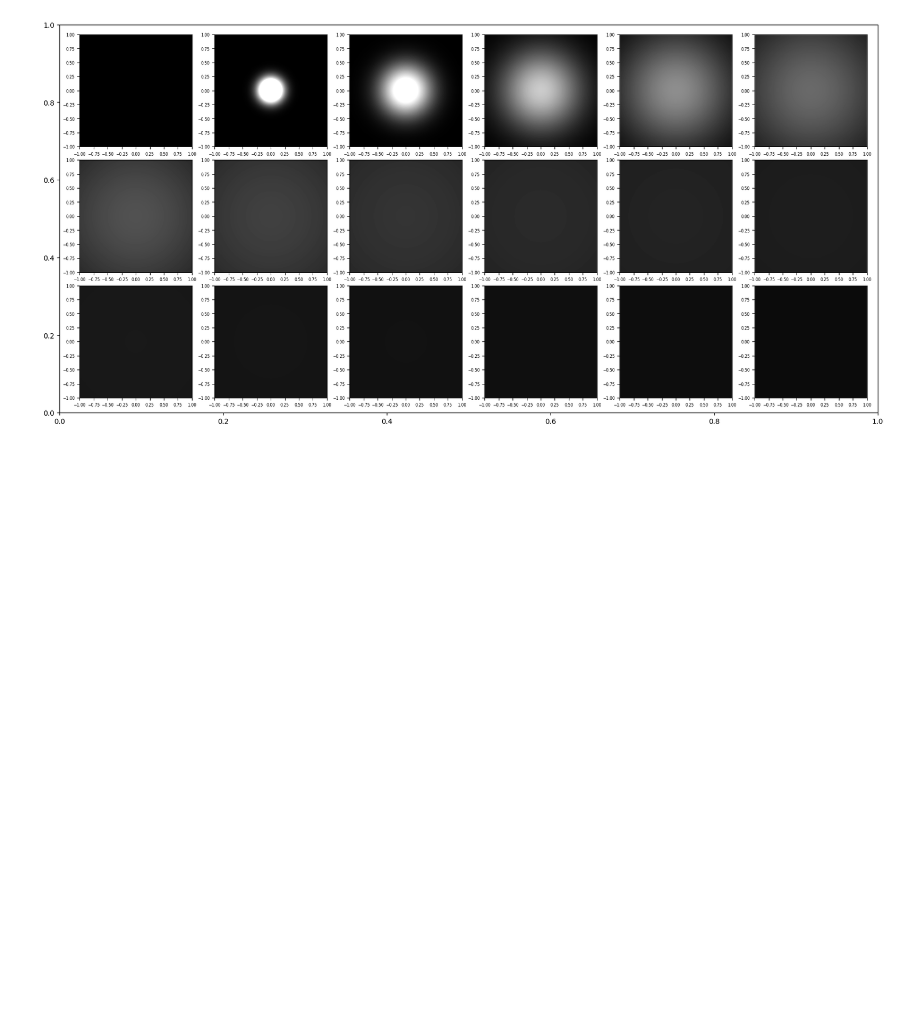
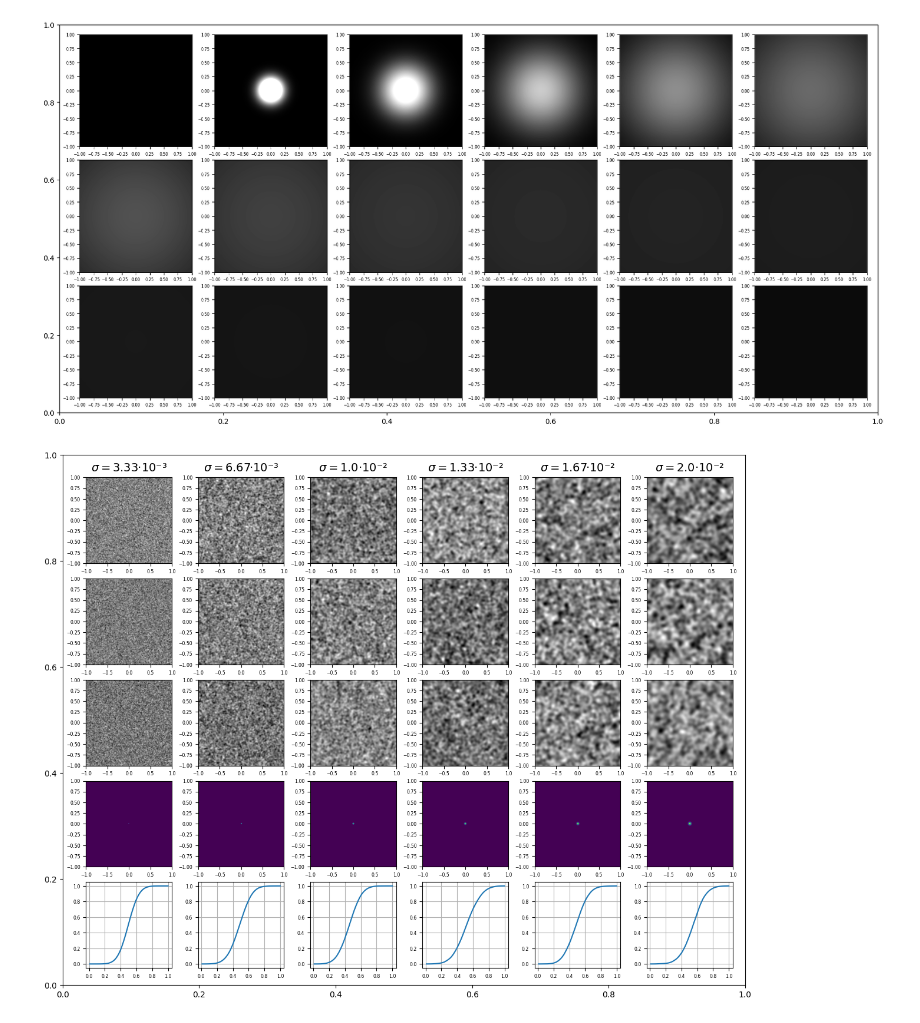
Before and after one commit to Belashov641618/DNN, a Jupyter notebook: collab/Incoherent.ipynb, the cells around one changed output. Drawn from its saved outputs; the diff is of its cells as text; code cells hidden in the pictures; blank space fills up the shorter version.

```diff
--- a/collab/Incoherent.ipynb
+++ b/collab/Incoherent.ipynb
@@ -256,0 +275,37 @@ def generate_field(N:int, sigma:float, lims:tuple(float,float)):
+# %%
+with torch.no_grad():
+  cols = 6
+  rows = 2
+  N = 1000
+
+  lims = (-1.0, +1.0)
+  sigmas = numpy.linspace(0, 0.02, cols+1)[1:]
+# %%
+with torch.no_grad():
+  cols = 6
+  rows = 5
+  N = 1000
+
+  lims = (-1.0, +1.0)
+  sigmas = numpy.linspace(0, 0.02, cols+1)[1:]
+
+  plot = TiledPlot(16,9)
+  plot.FontLibrary.MultiplyFontSize(0.7)
+  for col, sigma in zip(range(cols), sigmas):
+    field, core = generate_field(N, sigma, lims, True)
+    axes = plot.axes.add(col, rows-2)
+    axes.imshow(core, cmap='viridis', aspect='auto', extent=[*lims, *lims])
+    plot.description.column.top(f'$\sigma = {Format.Scientific(sigma, "", 2)}$', col)
+
+    distribution, drange = calc_distribution(100, field)
+    axes = plot.axes.add(col, rows-1)
+    axes.plot(drange, distribution.cpu())
+    axes.grid(True)
+
+    for row in range(rows-2):
+      field = generate_field(N, sigma, lims, False)
+      axes = plot.axes.add(col, row)
+      axes.imshow(field, cmap='gray', aspect='auto', extent=[*lims, *lims])
+  plot.show()
+# %% [output]
+[figure, added]
```
Also changed, not shown: parts of 4 cells of this notebook.
